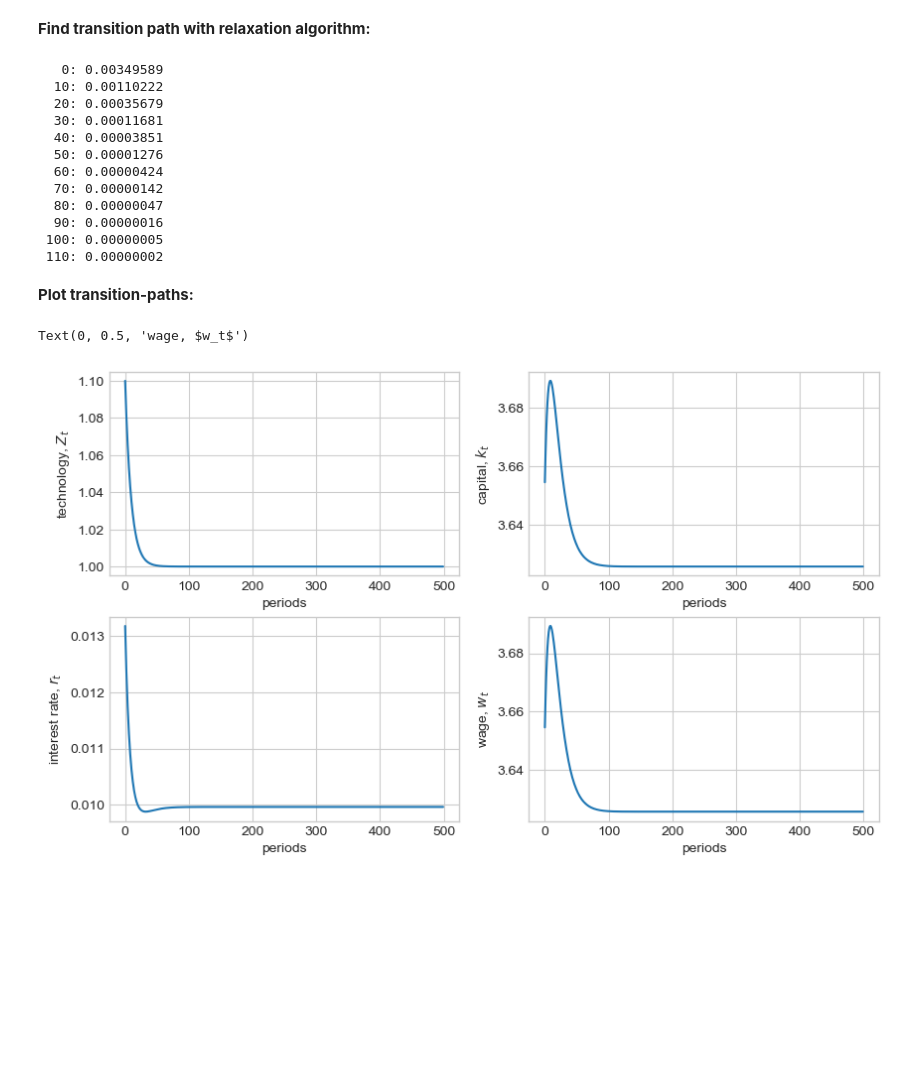
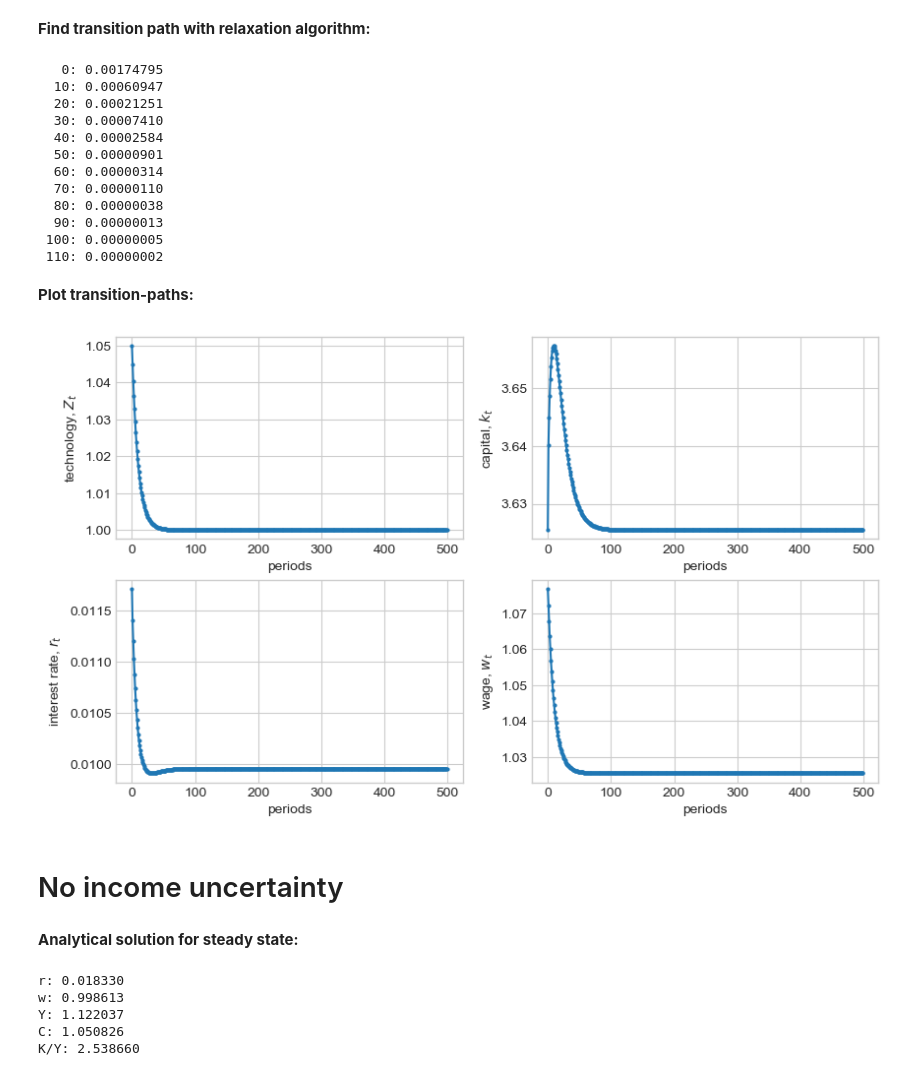
Before and after one commit to NumEconCopenhagen/ConsumptionSavingNotebooks, a Jupyter notebook: DynamicProgramming/05. General Equilibrium.ipynb, the cells around one changed output. Drawn from its saved outputs; the diff is of its cells as text; code cells hidden in the pictures; blank space fills up the shorter version.

```diff
--- a/DynamicProgramming/05. General Equilibrium.ipynb
+++ b/DynamicProgramming/05. General Equilibrium.ipynb
@@ -20,4 +20,4 @@ from KSModel import KSModelClass
 # %%
-model = KSModelClass('baseline')
+model = GEModelClass('baseline')
 print(model)
 # %% [output]
@@ -132,5 +201,5 @@ goods market clearing:  -0.00000000
 # %%
-shock = 1.1
+shock = 1.05
 persistence = 0.9
 # %%
 tp_Z = np.ones(par.tp_T)
@@ -141,17 +210,18 @@ for t in range(1,par.tp_T):
 **Find transition path with relaxation algorithm:**
 # %%
 # a. allocate
-tp_r = model.par.r_ss*np.ones(par.tp_T) # use steady state as initial guess
-tp_r_ = np.zeros(par.tp_T)
-tp_K = np.zeros(par.tp_T)
-tp_w = np.zeros(par.tp_T)
+tp_r = np.repeat(model.par.r_ss,par.tp_T) # use steady state as initial guess
+tp_r_ = np.empty(par.tp_T)
+tp_K = np.empty(par.tp_T)
+tp_w = np.empty(par.tp_T)
 
 # b. setting
 nu = 0.90 # relaxation parameter
-max_iter = 5000
+max_iter = 5000 # maximum number of iterations
 
 # c. iterate
 it = 0
+tp_K[0] = np.sum(model.sim.D*model.sol.a) # capital is pre-determined
 while True:
 
     # i. solve and simulate
@@ -160,8 +230,7 @@ while True:
 
     # ii. implied prices
     for t in range(par.tp_T):
-        tp_K[t] = np.sum(model.sim.tp_D[t]*model.sol.tp_a[t])
-        tp_w[t] = model.implied_w(tp_r[t])
+        if t < par.tp_T-1: tp_K[t+1] = np.sum(model.sim.tp_D[t]*model.sol.tp_a[t])
         tp_r_[t] = model.implied_r(tp_K[t],tp_Z[t])
 
     # iii. difference
@@ -175,17 +244,21 @@ while True:
     # v.  increment
     it += 1
     if it > max_iter: raise Exception('too many iterations')
+
+# d. find wage
+for t in range(par.tp_T):
+    tp_w[t] = model.implied_w(tp_r[t],tp_Z[t])
 # %% [output]
-   0: 0.00349589
-  10: 0.00110222
-  20: 0.00035679
-  30: 0.00011681
-  40: 0.00003851
-  50: 0.00001276
-  60: 0.00000424
-  70: 0.00000142
-  80: 0.00000047
-  90: 0.00000016
+   0: 0.00174795
+  10: 0.00060947
+  20: 0.00021251
+  30: 0.00007410
+  40: 0.00002584
+  50: 0.00000901
+  60: 0.00000314
+  70: 0.00000110
+  80: 0.00000038
+  90: 0.00000013
  100: 0.00000005
  110: 0.00000002
 # %% [markdown]
@@ -193,25 +266,46 @@ while True:
 # %%
 fig = plt.figure(figsize=(10,6),dpi=100)
 
 ax = fig.add_subplot(2,2,1)
-ax.plot(np.arange(par.tp_T),tp_Z)
+ax.plot(np.arange(par.tp_T),tp_Z,'-o',ms=2)
 ax.set_xlabel('periods')
 ax.set_ylabel('technology, $Z_t$');
 
 ax = fig.add_subplot(2,2,2)
-ax.plot(np.arange(par.tp_T),tp_K)
+ax.plot(np.arange(par.tp_T),tp_K,'-o',ms=2)
 ax.set_xlabel('periods')
 ax.set_ylabel('capital, $k_t$');
 
 ax = fig.add_subplot(2,2,3)
-ax.plot(np.arange(par.tp_T),tp_r)
+ax.plot(np.arange(par.tp_T),tp_r,'-o',ms=2)
 ax.set_xlabel('periods')
 ax.set_ylabel('interest rate, $r_t$');
 
 ax = fig.add_subplot(2,2,4)
-ax.plot(np.arange(par.tp_T),tp_K)
+ax.plot(np.arange(par.tp_T),tp_w,'-o',ms=2)
 ax.set_xlabel('periods')
-ax.set_ylabel('wage, $w_t$')
+ax.set_ylabel('wage, $w_t$');
 # %% [output]
-Text(0, 0.5, 'wage, $w_t$')
-[figure, old version]
+[figure, new version]
+# %% [markdown]
+# No income uncertainty
+# %% [markdown]
+**Analytical solution for steady state:**
+# %%
+r_ss_pf = (1/par.beta-1) # from euler-equation
+w_ss_pf = model.implied_w(r_ss_pf)
+K_ss_pf = model.firm_demand(r_ss_pf)
+Y_ss_pf = model.firm_production(K_ss_pf)
+C_ss_pf = Y_ss_pf-par.delta*K_ss_pf
+
+print(f'r: {r_ss_pf:.6f}')
+print(f'w: {w_ss_pf:.6f}')
+print(f'Y: {Y_ss_pf:.6f}')
+print(f'C: {C_ss_pf:.6f}')
+print(f'K/Y: {K_ss_pf/Y_ss_pf:.6f}')
+# %% [output]
+r: 0.018330
+w: 0.998613
+Y: 1.122037
+C: 1.050826
+K/Y: 2.538660
```
Also changed, not shown: parts of 27 cells of this notebook, 3 other files.
